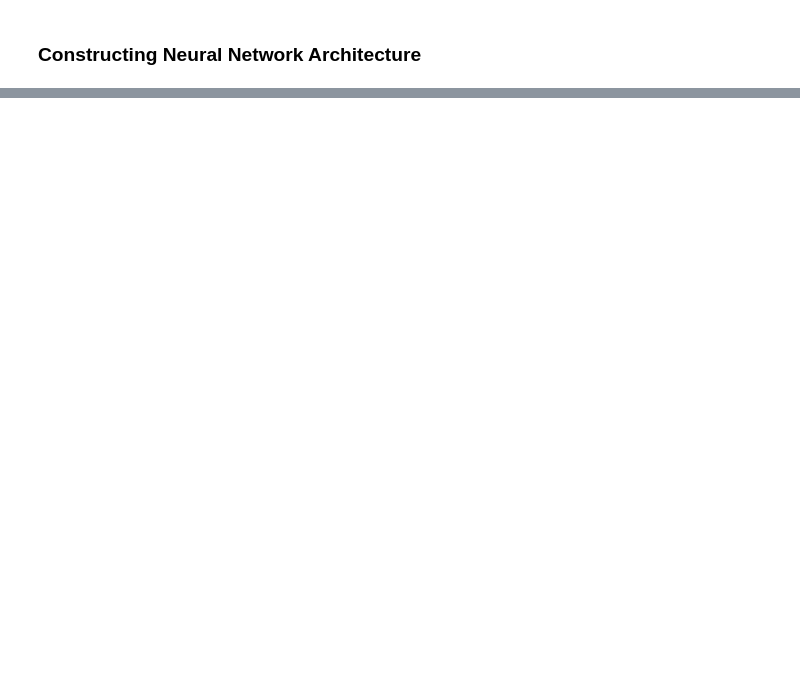
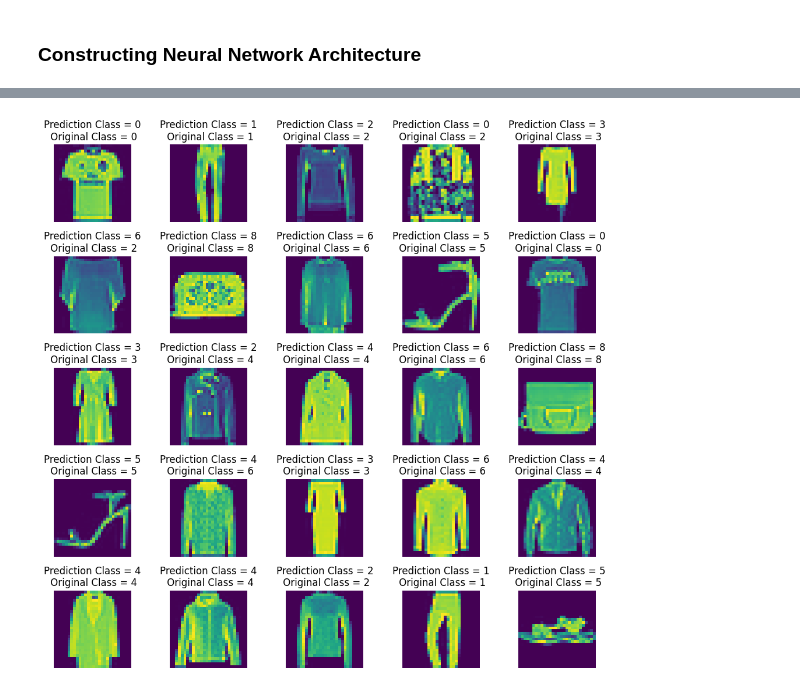
Before and after one commit to Dan-data-tech/Fashion-MNIST, a Jupyter notebook: MNIST.ipynb, the cells around one changed output, grey strips where cells are left out. Saved outputs shown, nothing was run; the diff lists cells and outputs as text; code cells hidden in the pictures; blank space fills up the shorter version.

```diff
--- a/MNIST.ipynb
+++ b/MNIST.ipynb
@@ -114,2 +108,13 @@ plt.show()
 # %% [markdown]
 ### **Constructing Neural Network Architecture**
+# %%
+# preparing image data
+image_cols = 28
+image_rows = 28
+image_shape = (image_cols, image_rows, 1) # 1 cause it's one channel image since it's grayscale
+# %%
+# we unpack image_shape and append it to X.shape[0] to finalize acceptable input format.
+# CNN accpets 2D input and 3D input such as videos or multi-channel images.
+X_train = X_train.reshape(X_train.shape[0],*image_shape)
+X_test = X_test.reshape(X_test.shape[0],*image_shape)
+X_validate = X_validate.reshape(X_validate.shape[0],*image_shape)
@@ -115,0 +210,14 @@ plt.show()
+# %%
+L = 5
+W = 5
+fig, axes = plt.subplots(L, W, figsize = (12,12))
+axes = axes.ravel()
+
+for i in np.arange(0, L * W):
+    axes[i].imshow(X_test[i].reshape(28,28))
+    axes[i].set_title(f"Prediction Class = {int(y_pred_classes[i])}\n Original Class = {int(y_test[i])}")
+    axes[i].axis('off')
+
+plt.subplots_adjust(wspace=0.5)
+# %% [output]
+[figure, added]
```
Also changed, not shown: parts of 15 cells of this notebook.
